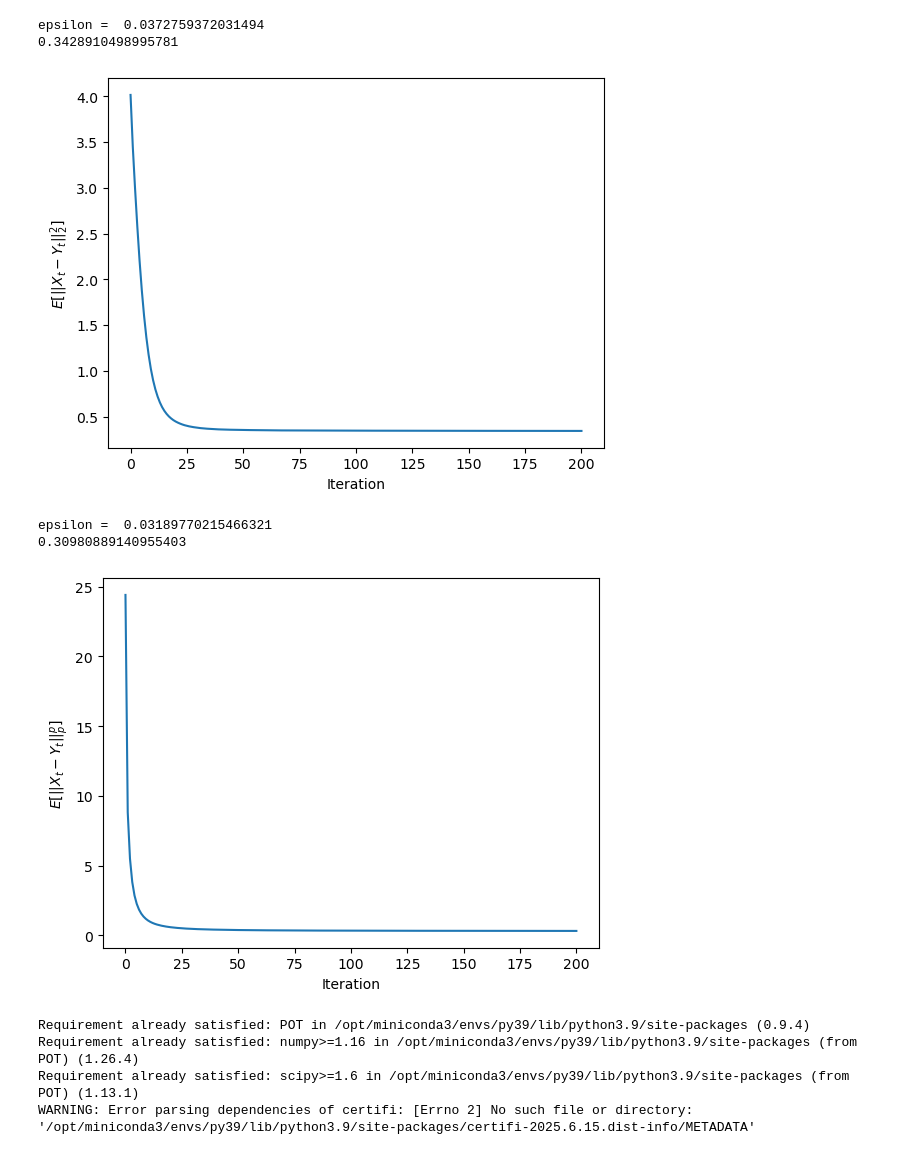
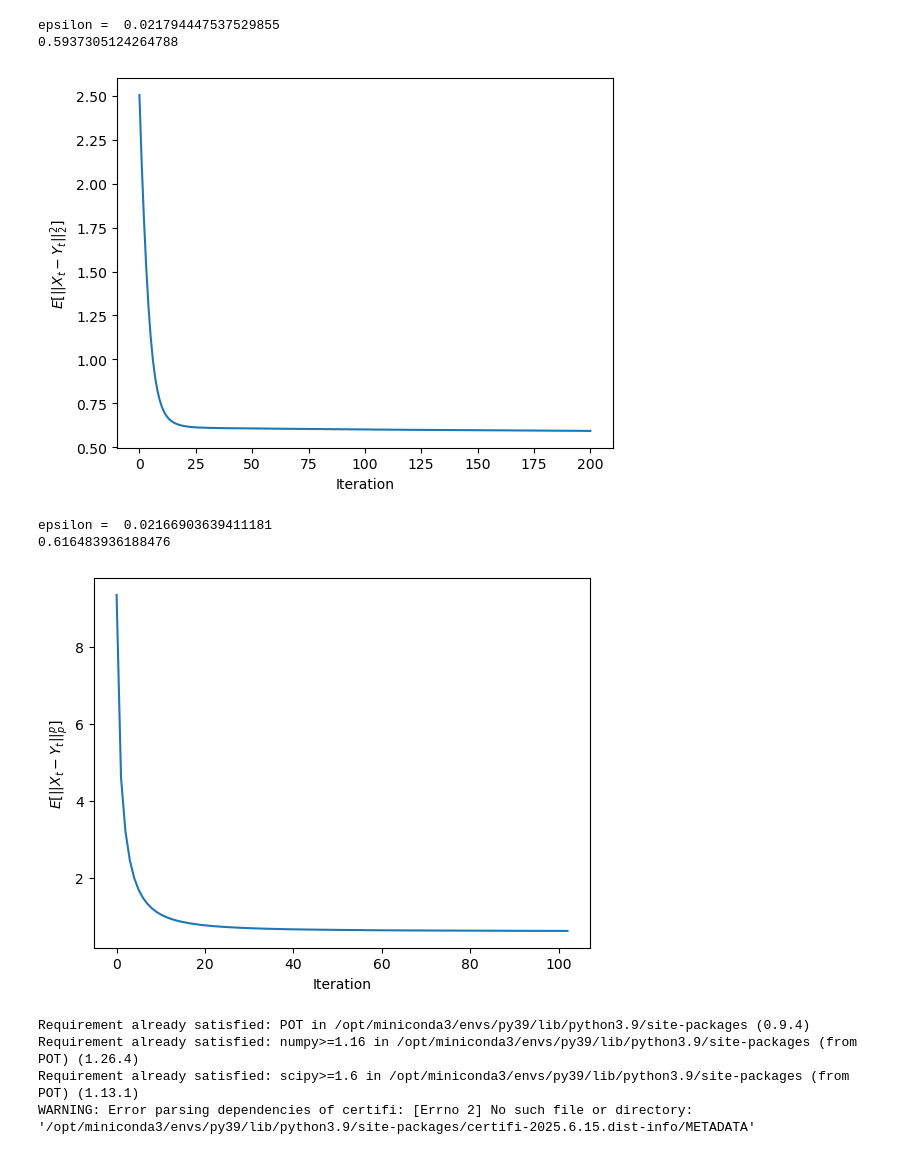
Before and after one commit to mohsensadr/OCD, a Jupyter notebook: examples/Test_Lp.ipynb, the cells around one changed output. Cells and saved outputs as stored; diff of their text form; code cells hidden in the pictures.

```diff
--- a/examples/Test_Lp.ipynb
+++ b/examples/Test_Lp.ipynb
@@ -41,7 +43,7 @@ dim = 2
 
 X = np.random.normal(0,1,(Np,dim))
 #Y = swissroll(Np)
-Y = np.random.normal(0,1,(Np,dim))
+Y = np.random.normal(0,1,(Np,dim))*0.5
 
 ## store samples for future use
 Y00 = Y.copy()
@@ -82,32 +84,32 @@ plt.ylabel(r"$E[||X_t-Y_t||_2^2]$")
 plt.xlabel("Iteration")
 print(dists[-1])
 # %% [output]
-epsilon =  0.0372759372031494
-0.3428910498995781
+epsilon =  0.021794447537529855
+0.5937305124264788
-[figure, old version]
+[figure, new version]
 # %%
 X0 = X00.copy()
 Y0 = Y00.copy()
 p=4
 
-eps0 = find_opt_eps2(X0, Y0, log_eps_range=[-3,0], nepss = 400, perc=0.9998)
+eps0 = find_opt_eps2(X0, Y0, log_eps_range=[-4,0], nepss = 400, perc=0.9998)
 print("epsilon = ", eps0)
 
 dt = 0.01
 Nt = 200
-tol = 1e-6
+tol = 1e-2
 
 X_ocd, Y_ocd, dists, err_m2X, err_m2Y = ocd_map_RK4_lp(X0, Y0, p=p, dt=dt, Nt=200, sigma=eps0, tol=tol)
 
 plt.figure()
 plt.plot(dists)
 plt.ylabel(r"$E[||X_t-Y_t||_p^p]$")
 plt.xlabel("Iteration")
 print(dists[-1])
 # %% [output]
-epsilon =  0.03189770215466321
-0.30980889140955403
+epsilon =  0.02166903639411181
+0.616483936188476
-[figure, old version]
+[figure, new version]
 # %%
 ## Load libraries
 ! pip3 install POT
```
Also changed, not shown: parts of 6 cells of this notebook, 1 other file.
